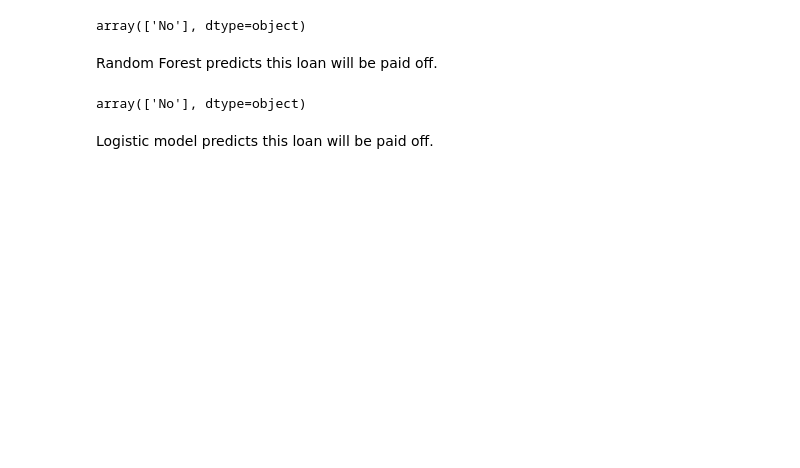
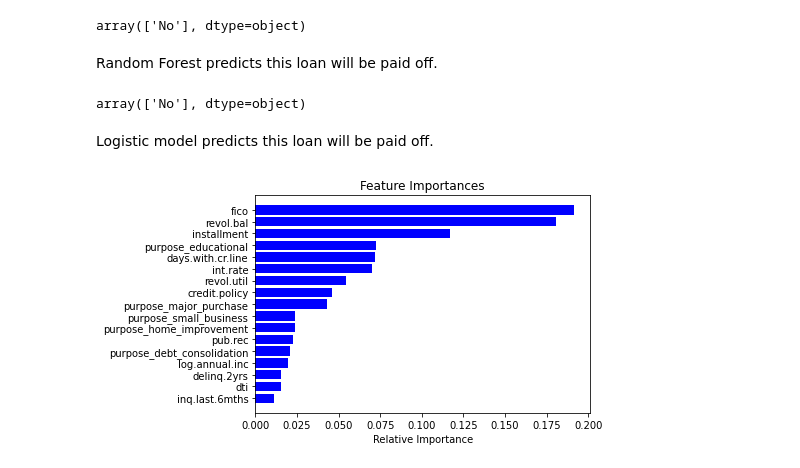
Before and after one commit to taylorec/Data-Science-with-Python, a Jupyter notebook: Loan_Data_SupervisedClassification/Loan_Data_SupervisedClassification.ipynb, the cells around one changed output. Cells and saved outputs as stored; diff of their text form; code cells hidden in the pictures; blank space fills up the shorter version.

```diff
--- a/Loan_Data_SupervisedClassification/Loan_Data_SupervisedClassification.ipynb
+++ b/Loan_Data_SupervisedClassification/Loan_Data_SupervisedClassification.ipynb
@@ -373,0 +345,8 @@ Index(['credit.policy', 'int.rate', 'installment', 'log.annual.inc', 'dti',
+# %%
+columns = ['credit.policy', 'int.rate', 'installment', 'log.annual.inc', 'dti',
+       'fico', 'days.with.cr.line', 'revol.bal', 'revol.util',
+       'inq.last.6mths', 'delinq.2yrs', 'pub.rec', 'not.fully.paid',
+       'purpose_credit_card', 'purpose_debt_consolidation',
+       'purpose_educational', 'purpose_home_improvement',
+       'purpose_major_purchase', 'purpose_small_business']
+columns
@@ -392,3 +391,18 @@ loaded_lr.predict(new_app)
 array(['No'], dtype=object)
 # %% [markdown]
 Logistic model predicts this loan will be paid off.
+# %%
+importances = loaded_rfc.feature_importances_
+
+indices = np.argsort(importances)
+
+Features = new_app.columns
+
+import matplotlib.pyplot as plt
+plt.title('Feature Importances')
+plt.barh(range(len(indices)), importances[indices], color='b', align='center')
+plt.yticks(range(len(indices)), [Features[i] for i in indices])
+plt.xlabel('Relative Importance')
+plt.show()
+# %% [output]
+[figure, added]
```
Also changed, not shown: parts of 6 cells of this notebook.
